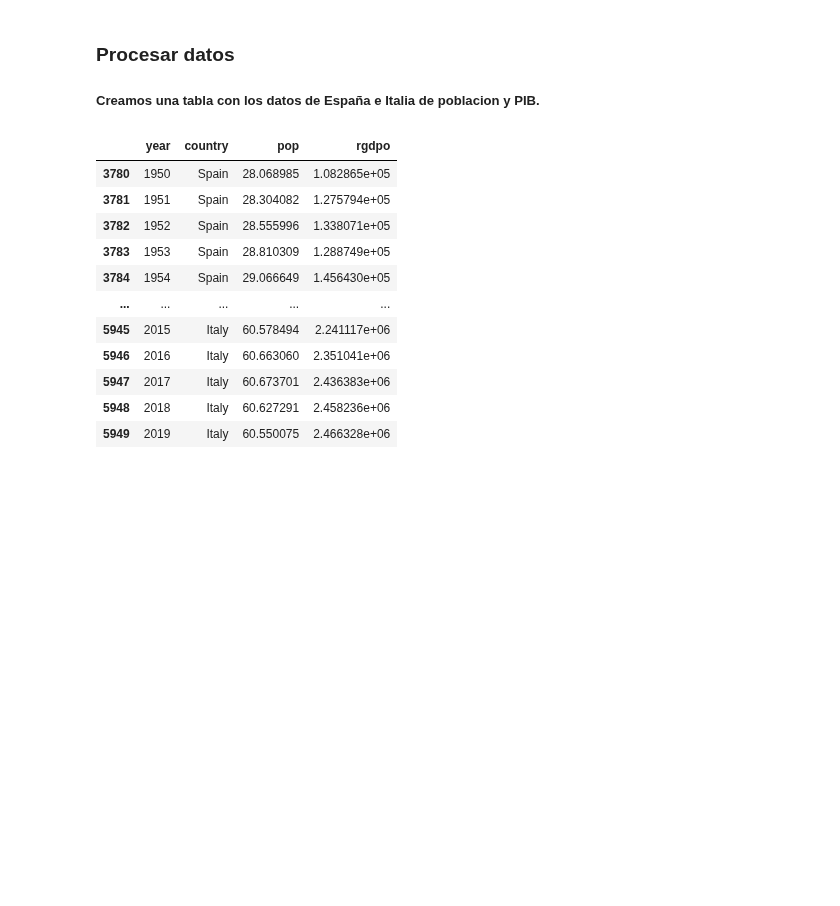
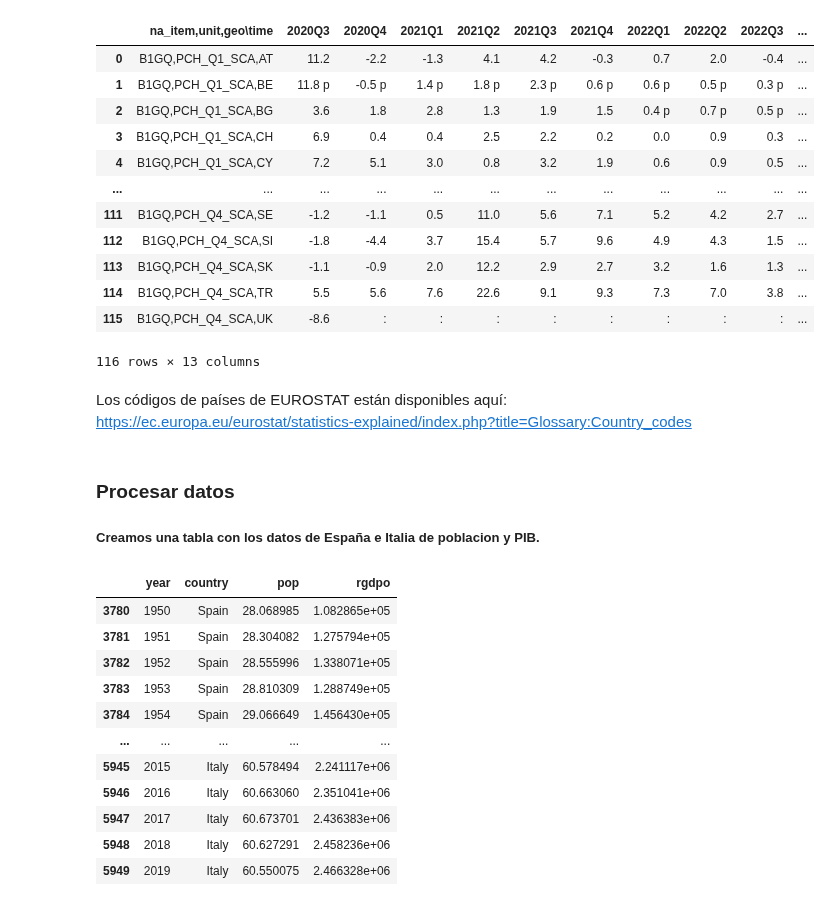
Before and after one commit to otoperalias/Coyuntura, a Jupyter notebook: clases/Tema2_Visualizacion.ipynb, the cells around one changed output. Cells and saved outputs as stored; diff of their text form; code cells hidden in the pictures; blank space fills up the shorter version.

```diff
--- a/clases/Tema2_Visualizacion.ipynb
+++ b/clases/Tema2_Visualizacion.ipynb
@@ -20,0 +23,5 @@ pwt=pd.read_excel(link,"Data") # Es una base de datos grande
+# %%
+# PIB en volúmen
+link="https://ec.europa.eu/eurostat/estat-navtree-portlet-prod/BulkDownloadListing?file=data/teina011.tsv.gz"
+df = pd.read_csv(link, compression='gzip', header=0, sep='\t')
+df
@@ -21,3 +33,22 @@ pwt=pd.read_excel(link,"Data") # Es una base de datos grande
+# %%
+df
+# %% [output]
+|  | na_item,unit,geo\time | 2020Q3 | 2020Q4 | 2021Q1 | 2021Q2 | 2021Q3 | 2021Q4 | 2022Q1 | 2022Q2 | 2022Q3 | ... |
+| 0 | B1GQ,PCH_Q1_SCA,AT | 11.2 | -2.2 | -1.3 | 4.1 | 4.2 | -0.3 | 0.7 | 2.0 | -0.4 | ... |
+| 1 | B1GQ,PCH_Q1_SCA,BE | 11.8 p | -0.5 p | 1.4 p | 1.8 p | 2.3 p | 0.6 p | 0.6 p | 0.5 p | 0.3 p | ... |
+| 2 | B1GQ,PCH_Q1_SCA,BG | 3.6 | 1.8 | 2.8 | 1.3 | 1.9 | 1.5 | 0.4 p | 0.7 p | 0.5 p | ... |
+| 3 | B1GQ,PCH_Q1_SCA,CH | 6.9 | 0.4 | 0.4 | 2.5 | 2.2 | 0.2 | 0.0 | 0.9 | 0.3 | ... |
+| 4 | B1GQ,PCH_Q1_SCA,CY | 7.2 | 5.1 | 3.0 | 0.8 | 3.2 | 1.9 | 0.6 | 0.9 | 0.5 | ... |
+| ... | ... | ... | ... | ... | ... | ... | ... | ... | ... | ... | ... |
+| 111 | B1GQ,PCH_Q4_SCA,SE | -1.2 | -1.1 | 0.5 | 11.0 | 5.6 | 7.1 | 5.2 | 4.2 | 2.7 | ... |
+| 112 | B1GQ,PCH_Q4_SCA,SI | -1.8 | -4.4 | 3.7 | 15.4 | 5.7 | 9.6 | 4.9 | 4.3 | 1.5 | ... |
+| 113 | B1GQ,PCH_Q4_SCA,SK | -1.1 | -0.9 | 2.0 | 12.2 | 2.9 | 2.7 | 3.2 | 1.6 | 1.3 | ... |
+| 114 | B1GQ,PCH_Q4_SCA,TR | 5.5 | 5.6 | 7.6 | 22.6 | 9.1 | 9.3 | 7.3 | 7.0 | 3.8 | ... |
+| 115 | B1GQ,PCH_Q4_SCA,UK | -8.6 | : | : | : | : | : | : | : | : | ... |
+116 rows × 13 columns
+# %% [markdown]
+Los códigos de países de EUROSTAT están disponibles aquí:
+https://ec.europa.eu/eurostat/statistics-explained/index.php?title=Glossary:Country_codes
 # %% [markdown]
 ### Procesar datos
 ##### Creamos una tabla con los datos de España e Italia de poblacion y PIB.
```
Also changed, not shown: parts of 7 cells of this notebook.
